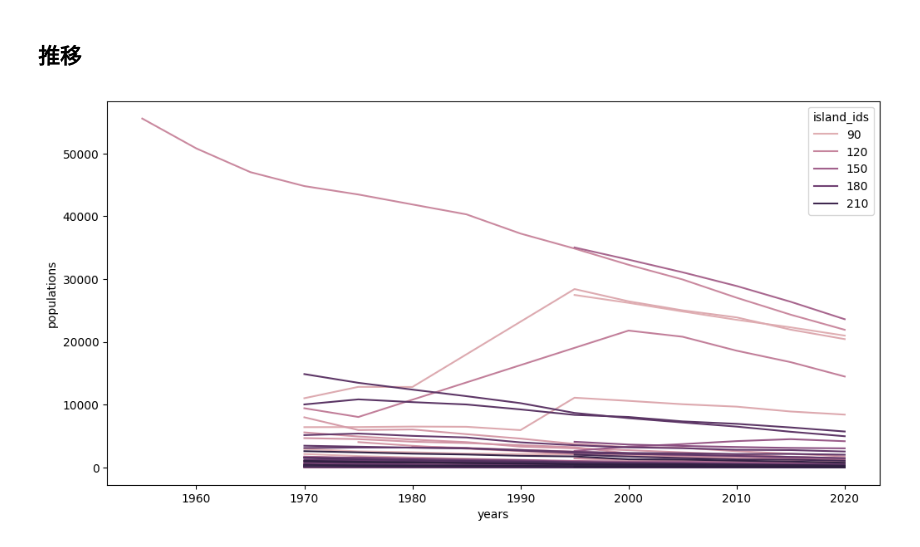
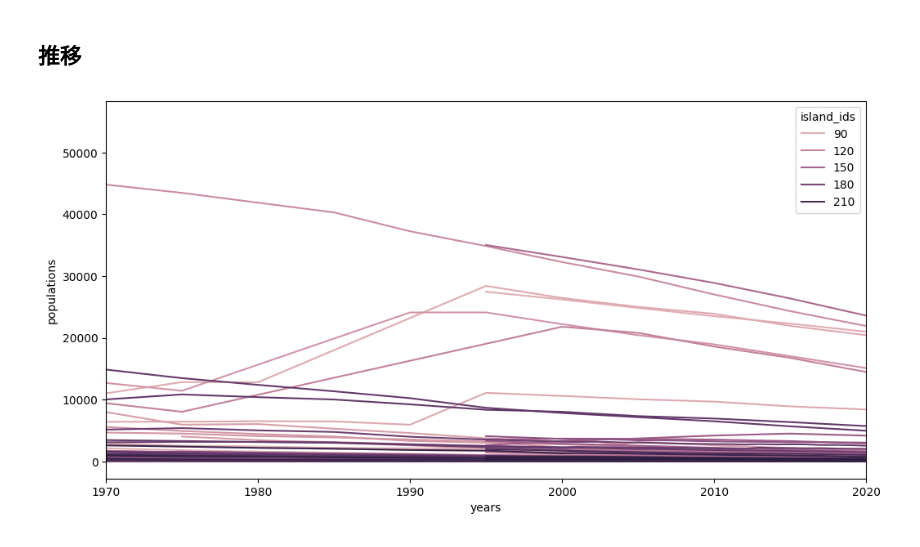
Before and after one commit to Keisei-Akiya/bridge-straw-effects, a Jupyter notebook: src/visualization/distribution/population.ipynb, the cells around one changed output. Drawn from its saved outputs; the diff is of its cells as text; code cells hidden in the pictures.

```diff
--- a/src/visualization/distribution/population.ipynb
+++ b/src/visualization/distribution/population.ipynb
@@ -39,6 +39,7 @@ plt.show()
 # %%
 plt.figure(figsize=(12, 6))
 sns.lineplot(x='years', y='populations', hue='island_ids', data=df)
+plt.xlim(1970, 2020)
 plt.show()
 # %% [output]
-[figure, old version]
+[figure, new version]
```
Also changed, not shown: parts of 4 cells of this notebook, 5 other files.
